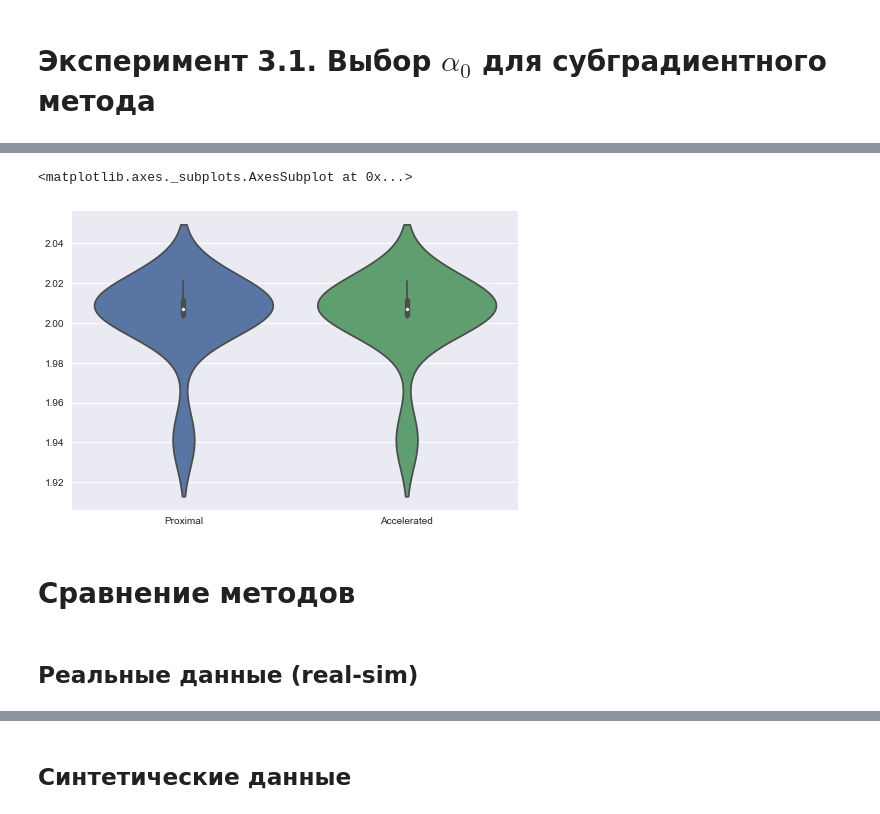
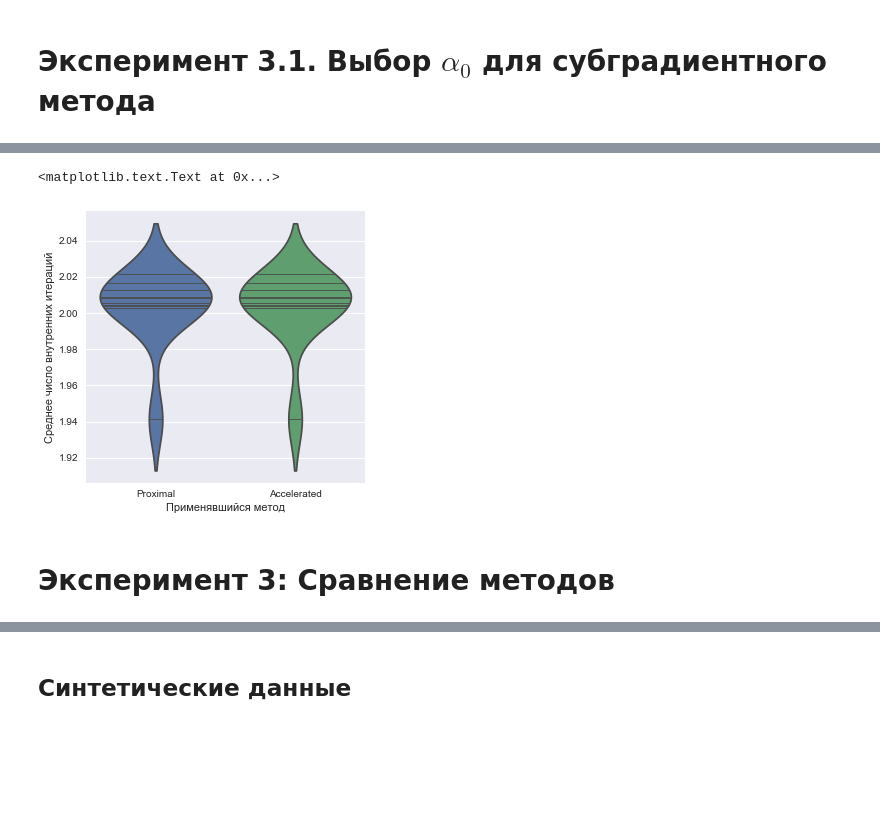
Before and after one commit to aksholokhov/mipt-momo-2017, a Jupyter notebook: task4_experiments.ipynb, the cells around one changed output, grey strips where cells are left out. Saved outputs shown, nothing was run; the diff lists cells and outputs as text; code cells hidden in the pictures; blank space fills up the shorter version.

```diff
--- a/task4_experiments.ipynb
+++ b/task4_experiments.ipynb
@@ -125,11 +134,11 @@ for h_a in hists_acc:
 # %%
 import seaborn as sns
 # %%
-sns.violinplot(x = ["Proximal"]*len(prox_mean) + ["Accelerated"]*len(acc_mean), y = prox_mean + acc_mean)
+sns.violinplot(x = ["Proximal"]*len(prox_mean) + ["Accelerated"]*len(acc_mean), y = prox_mean + acc_mean, inner='stick')
+xlabel("Применявшийся метод")
+ylabel("Среднее число внутренних итераций")
 # %% [output]
-<matplotlib.axes._subplots.AxesSubplot at 0x...>
+<matplotlib.text.Text at 0x...>
-[figure, old version]
+[figure, new version]
 # %% [markdown]
-# Сравнение методов
+# Эксперимент 3: Сравнение методов
-# %% [markdown]
-## Реальные данные (real-sim)
```
Also changed, not shown: parts of 31 cells of this notebook.
